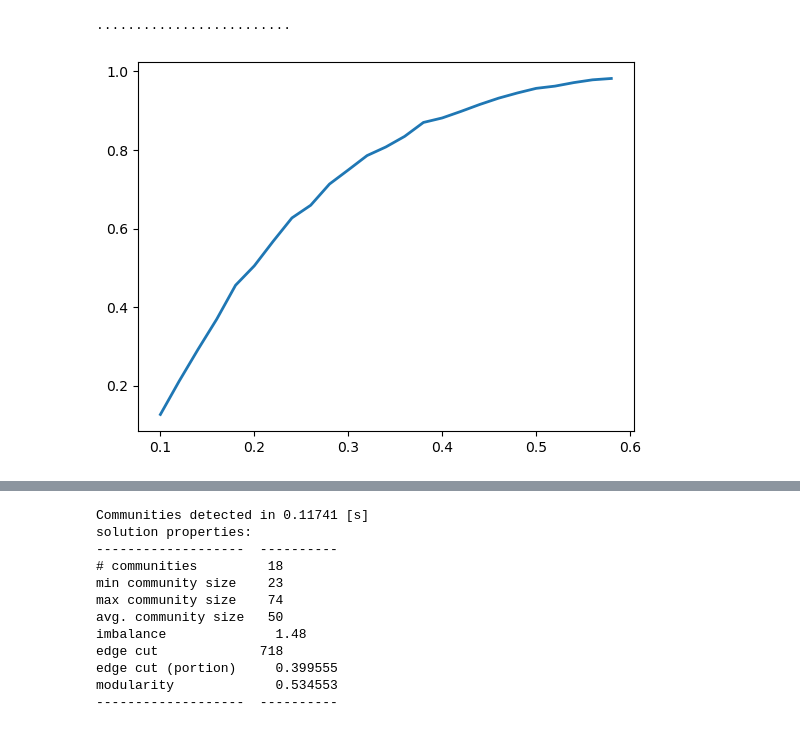
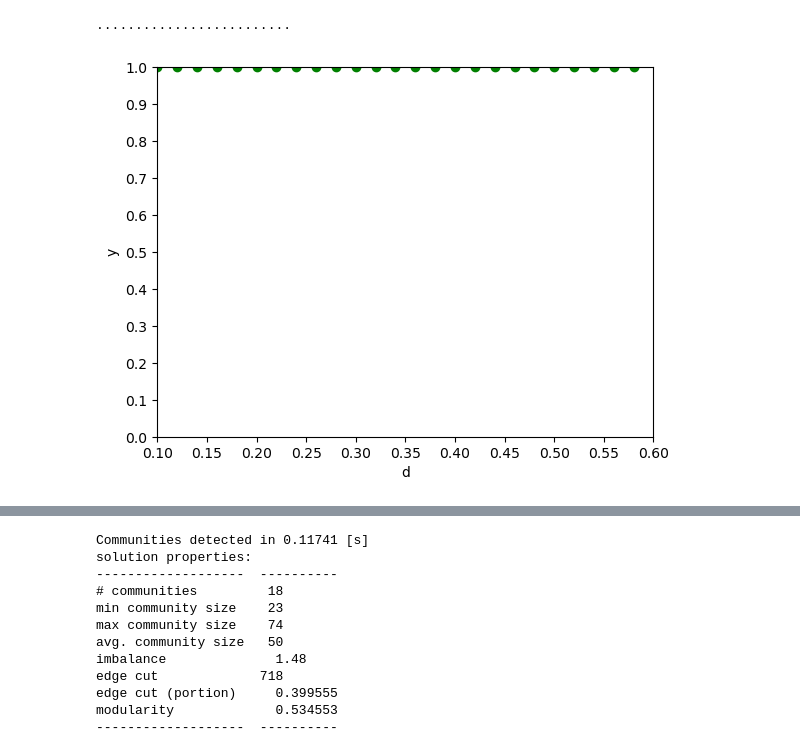
Before and after one commit to jacdals97/CSN_project, a Jupyter notebook: deffuant_effective_networkit.ipynb, the cells around one changed output, grey strips where cells are left out. Saved outputs shown, nothing was run; the diff lists cells and outputs as text; code cells hidden in the pictures.

```diff
--- a/deffuant_effective_networkit.ipynb
+++ b/deffuant_effective_networkit.ipynb
@@ -7,6 +7,10 @@ import copy
 import time
 import matplotlib.pyplot as plt # https://matplotlib.org/stable/plot_types/basic/plot.html
 
+def get_random_node_uniform(a_huge_key_list):
+    L = len(a_huge_key_list)
+    i = np.random.randint(0, L)
+    return a_huge_key_list[i]
 
 def opinion_diff(u, v, att):
 
@@ -38,7 +42,7 @@ def update_effective_net(u, v, effective_net, G, att, threshold, symmetric_updat
 
     # update v's neighbors
     for w in G.iterNeighbors(v):
-        diff = abs(opinion_diff(u, w, att))
+        diff = abs(opinion_diff(v, w, att))
 
         if diff <= threshold and not effective_net.hasEdge(v, w):
             effective_net.addEdge(v, w)
@@ -93,23 +97,23 @@ def simulate_deffuant_model(G: nk.graph.Graph, iterations: int, threshold: float
         # initialize the list of nets that will be returned
         effective_networks = [(effective_net,att)]
     # run simulation
-    for t in range(1, iterations):
+    for t in np.arange(1, iterations):
 
         if not fast_mode:
             # copy last effective network
             effective_net = copy.deepcopy(effective_net)
 
-
         # choose random node to update
-        u = np.random.choice(G.numberOfNodes())
+        u = np.random.randint(0, G.numberOfNodes())
 
         # get another node if u is isolated
-        while not list(effective_net.iterNeighbors(u)):
-            u = np.random.choice(G.numberOfNodes())
+        while effective_net.degree(u) == 0:
+            u = np.random.randint(0, G.numberOfNodes())
 
         # get a random neighbor of u
-        v = np.random.choice(list(effective_net.iterNeighbors(u)))
+        v = get_random_node_uniform(np.fromiter(G.iterNeighbors(u), np.int_))
         # update their opinions
+
         update_opinions(u, v, att, convergence, symmetric_updating)
 
         # we now update the connections of these nodes in the effective network depending on
@@ -172,15 +176,27 @@ def avg_dispersion_data(case, order, iterations, sample_size, points, init_d, fi
 #plt.style.use('_mpl-gallery')
 
 # data
-x, y = avg_dispersion_data('scale_free', order=900, iterations=1000, sample_size=20,\
+x_sf, y_sf = avg_dispersion_data('scale_free', order=900, iterations=10000, sample_size=20,\
                            points=25, init_d=0.1, final_d=0.6, convergence=0.3)
 
-# plot
-fig, ax = plt.subplots()
-
-ax.plot(x, y, linewidth=2.0)
-
-plt.show()
+# x_cm, y_cm = avg_dispersion_data('complete_mixing', order=900, iterations=10000, sample_size=20,\
+#                            points=25, init_d=0.1, final_d=0.6, convergence=0.3)
 # %% [output]
 .........................
-[figure, removed]
+# %%
+# plot
+fig, ax = plt.subplots()
+
+ax.scatter(x_sf, y_sf, color="g")
+#ax.scatter(x_cm, y_cm, color="r")
+
+ax.set_ylabel("y")
+ax.set_ylim([0,1])
+ax.set_yticks(np.linspace(0,1,11))
+ax.set_xlabel("d")
+ax.set_xlim([0.1,0.6])
+ax.set_xticks(np.linspace(0.1,0.6,11))
+
+plt.show()
+# %% [output]
+[figure, added]
```
Also changed, not shown: parts of 12 cells of this notebook, 1 other file.
